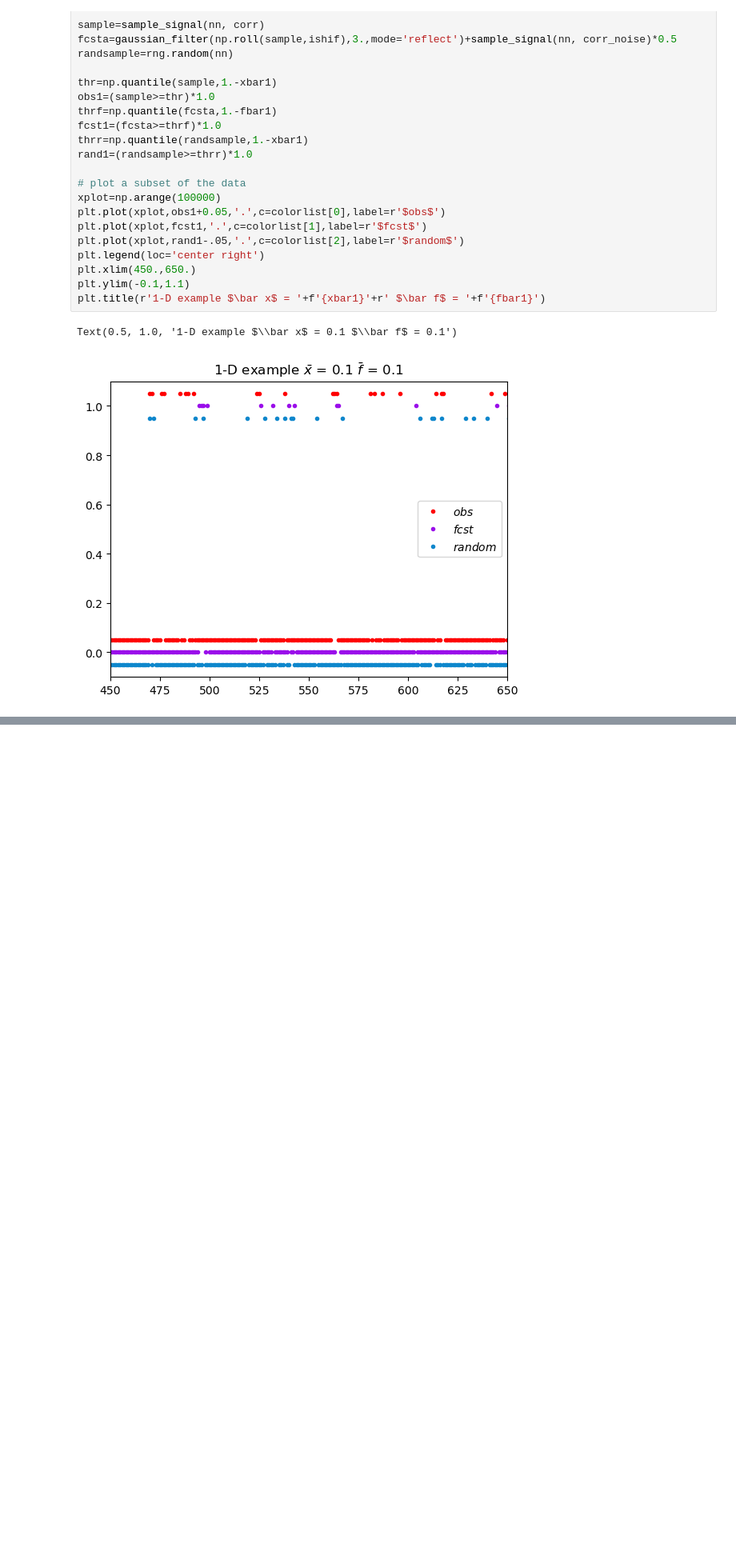
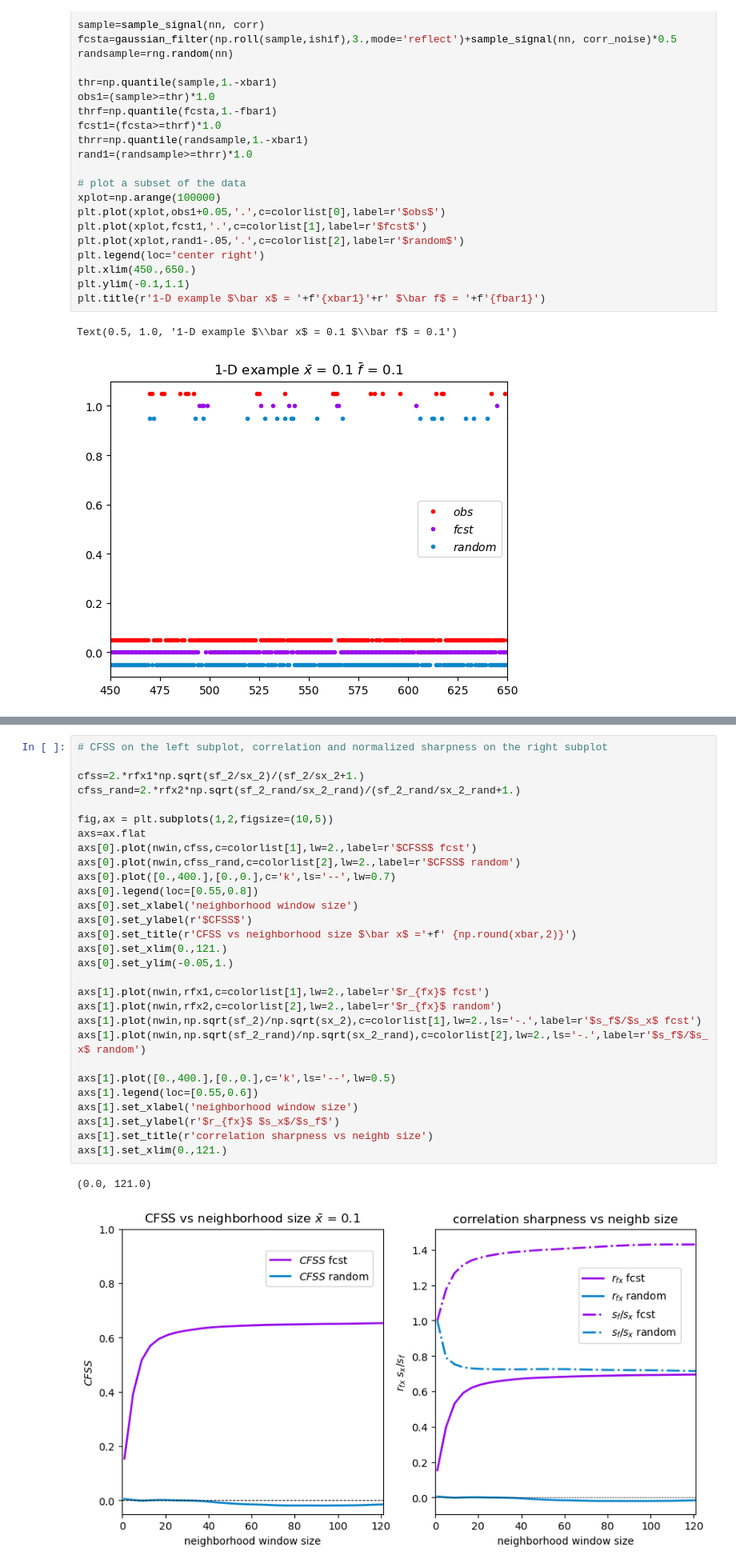
Before and after one commit to baldwin-ou/verification, a Jupyter notebook: issues_with_FSS.ipynb, the cells around one changed output, grey strips where cells are left out. Shown: that part at 80% size. Cells and saved outputs as stored; diff of their text form; blank space fills up the shorter version.

```diff
--- a/issues_with_FSS.ipynb
+++ b/issues_with_FSS.ipynb
@@ -320,0 +393,32 @@ axs[1].set_xlim(0.,121.)
+# %%
+# CFSS on the left subplot, correlation and normalized sharpness on the right subplot
+
+cfss=2.*rfx1*np.sqrt(sf_2/sx_2)/(sf_2/sx_2+1.)
+cfss_rand=2.*rfx2*np.sqrt(sf_2_rand/sx_2_rand)/(sf_2_rand/sx_2_rand+1.)
+
+fig,ax = plt.subplots(1,2,figsize=(10,5))
+axs=ax.flat
+axs[0].plot(nwin,cfss,c=colorlist[1],lw=2.,label=r'$CFSS$ fcst')
+axs[0].plot(nwin,cfss_rand,c=colorlist[2],lw=2.,label=r'$CFSS$ random')
+axs[0].plot([0.,400.],[0.,0.],c='k',ls='--',lw=0.7)
+axs[0].legend(loc=[0.55,0.8])
+axs[0].set_xlabel('neighborhood window size')
+axs[0].set_ylabel(r'$CFSS$')
+axs[0].set_title(r'CFSS vs neighborhood size $\bar x$ ='+f' {np.round(xbar,2)}')
+axs[0].set_xlim(0.,121.)
+axs[0].set_ylim(-0.05,1.)
+
+axs[1].plot(nwin,rfx1,c=colorlist[1],lw=2.,label=r'$r_{fx}$ fcst')
+axs[1].plot(nwin,rfx2,c=colorlist[2],lw=2.,label=r'$r_{fx}$ random')
+axs[1].plot(nwin,np.sqrt(sf_2)/np.sqrt(sx_2),c=colorlist[1],lw=2.,ls='-.',label=r'$s_f$/$s_x$ fcst')
+axs[1].plot(nwin,np.sqrt(sf_2_rand)/np.sqrt(sx_2_rand),c=colorlist[2],lw=2.,ls='-.',label=r'$s_f$/$s_x$ random')
+
+axs[1].plot([0.,400.],[0.,0.],c='k',ls='--',lw=0.5)
+axs[1].legend(loc=[0.55,0.6])
+axs[1].set_xlabel('neighborhood window size')
+axs[1].set_ylabel(r'$r_{fx}$ $s_x$/$s_f$')
+axs[1].set_title(r'correlation sharpness vs neighb size')
+axs[1].set_xlim(0.,121.)
+# %% [output]
+(0.0, 121.0)
+[figure, added]
```
Also changed, not shown: parts of 13 cells of this notebook.
